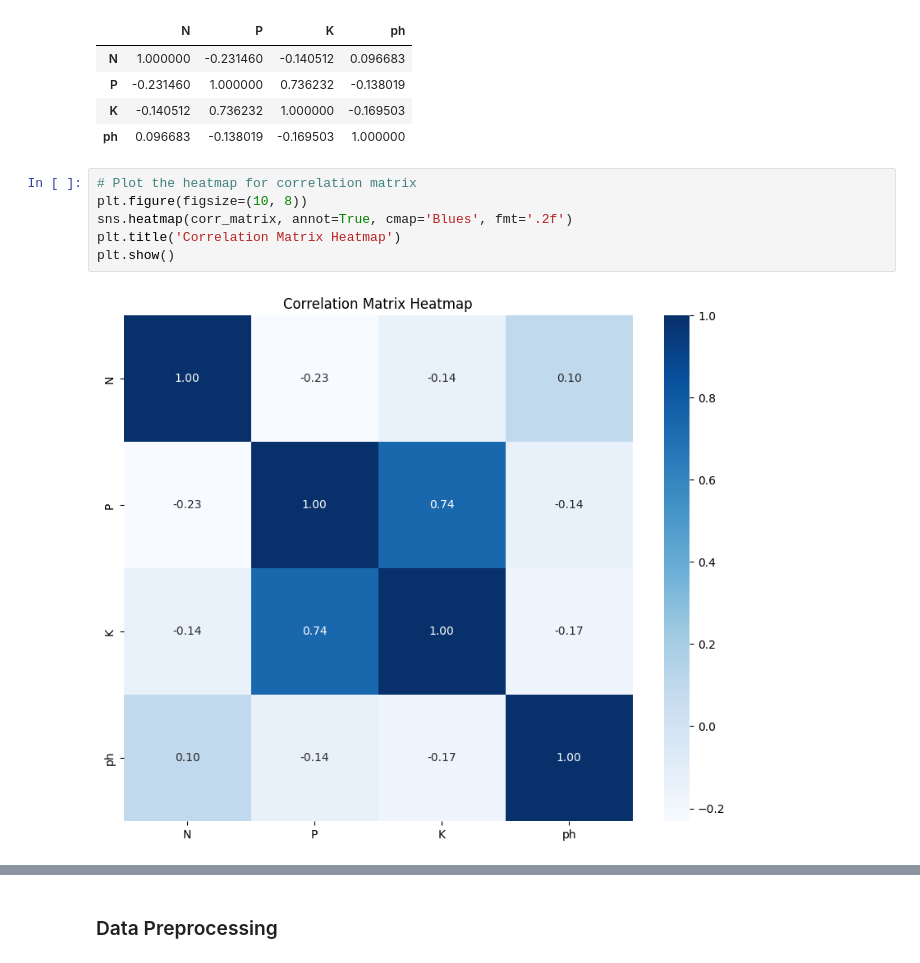
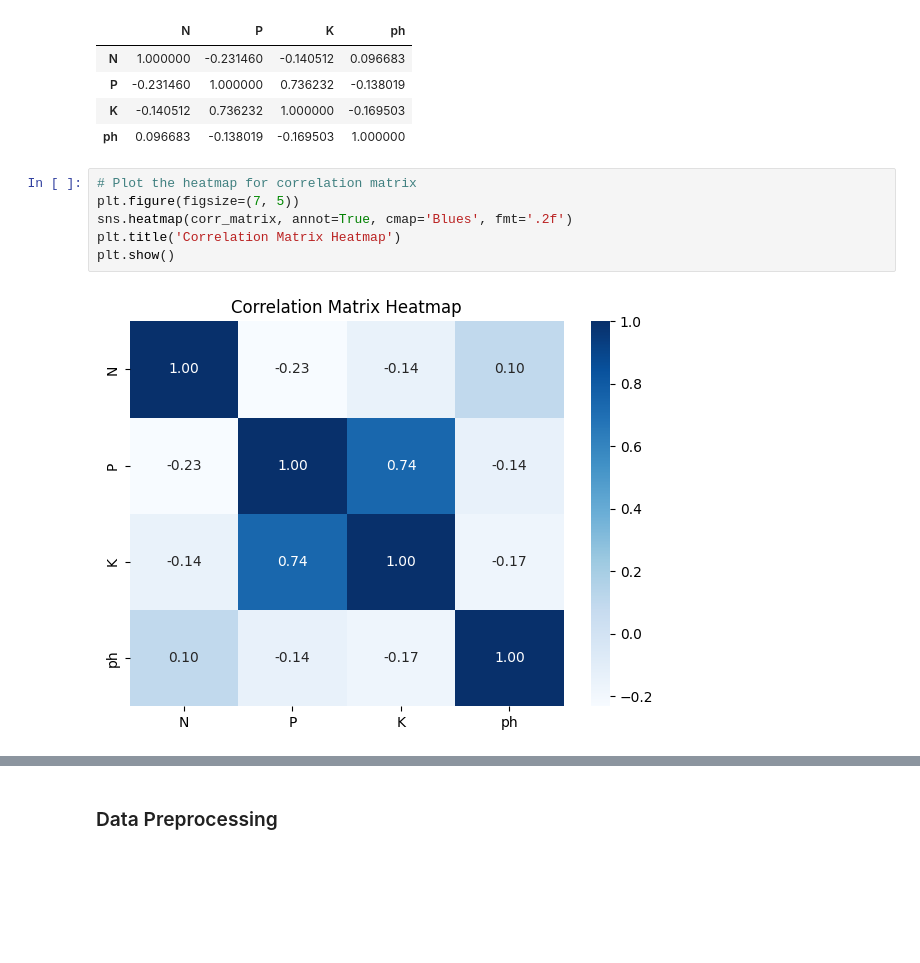
Before and after one commit to matchi-1/Predictive-Modeling-for-Agriculture, a Jupyter notebook: notebooks/Predictive-Modeling-for-Agriculture.ipynb, the cells around one changed output, grey strips where cells are left out. Saved outputs shown, nothing was run; the diff lists cells and outputs as text; blank space fills up the shorter version.

```diff
--- a/notebooks/Predictive-Modeling-for-Agriculture.ipynb
+++ b/notebooks/Predictive-Modeling-for-Agriculture.ipynb
@@ -104,10 +104,10 @@ corr_matrix
 | ph | 0.096683 | -0.138019 | -0.169503 | 1.000000 |
 # %%
 # Plot the heatmap for correlation matrix
-plt.figure(figsize=(10, 8))
+plt.figure(figsize=(7, 5))
 sns.heatmap(corr_matrix, annot=True, cmap='Blues', fmt='.2f')
 plt.title('Correlation Matrix Heatmap')
 plt.show()
 # %% [output]
-[figure, old version]
+[figure, new version]
 # %%
```
Also changed, not shown: parts of 11 cells of this notebook.
